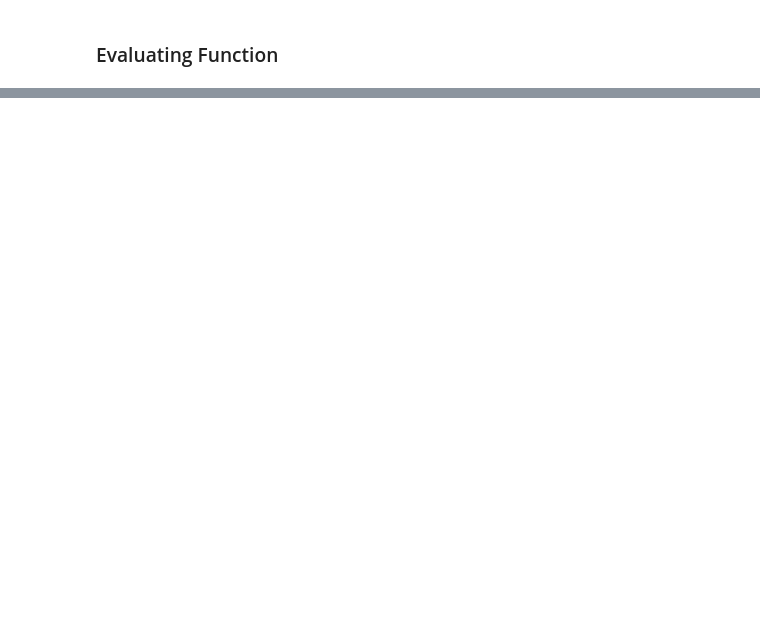
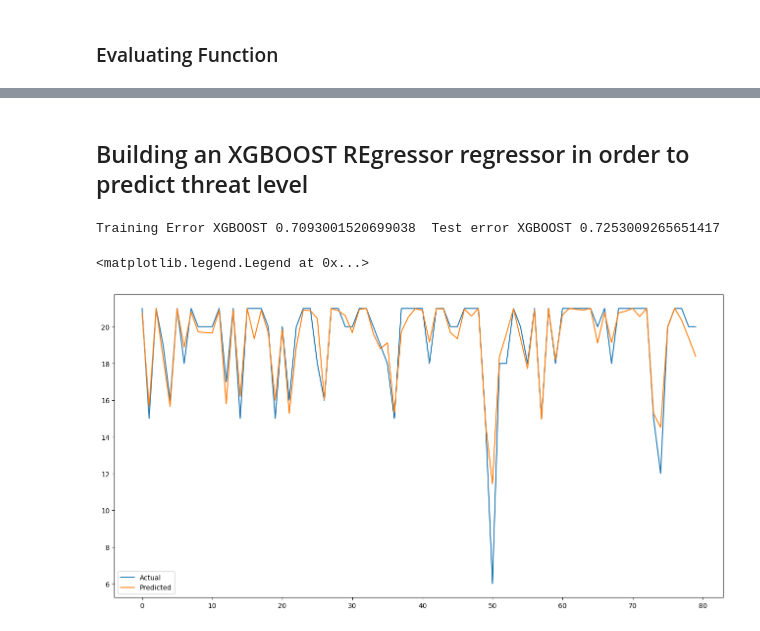
Before and after one commit to chihab4real/ML_CaseStudy, a Jupyter notebook: data_analysis.ipynb, the cells around one changed output, grey strips where cells are left out. Drawn from its saved outputs; the diff is of its cells as text; code cells hidden in the pictures; blank space fills up the shorter version.

```diff
--- a/data_analysis.ipynb
+++ b/data_analysis.ipynb
@@ -221,0 +275,21 @@ plt.show()
+# %% [markdown]
+
+## Building an XGBOOST REgressor regressor in order to predict threat level
+# %%
+xg_r = xgb.XGBRegressor(objective ='reg:linear',n_estimators = 20).fit(x_train_reg, y_train_reg)
+# %%
+name = "XGBOOST"
+train_error = metrics.mean_squared_error(y_train_reg, xg_r.predict(x_train_reg), squared=False)
+test_error = metrics.mean_squared_error(y_test_reg, xg_r.predict(x_test_reg), squared=False)
+print("Training Error " + str(name) + " {}  Test error ".format(train_error) + str(name) + " {}".format(test_error))
+# %% [output]
+Training Error XGBOOST 0.7093001520699038  Test error XGBOOST 0.7253009265651417
+# %%
+y_pred = xg_r.predict(x_test_reg)
+df = pd.DataFrame({"Y_test": y_test_reg , "Y_pred" : y_pred})
+plt.figure(figsize=(16,8))
+plt.plot(df[:80])
+plt.legend(['Actual' , 'Predicted'])
+# %% [output]
+<matplotlib.legend.Legend at 0x...>
+[figure, added]
```
Also changed, not shown: parts of 20 cells of this notebook.
